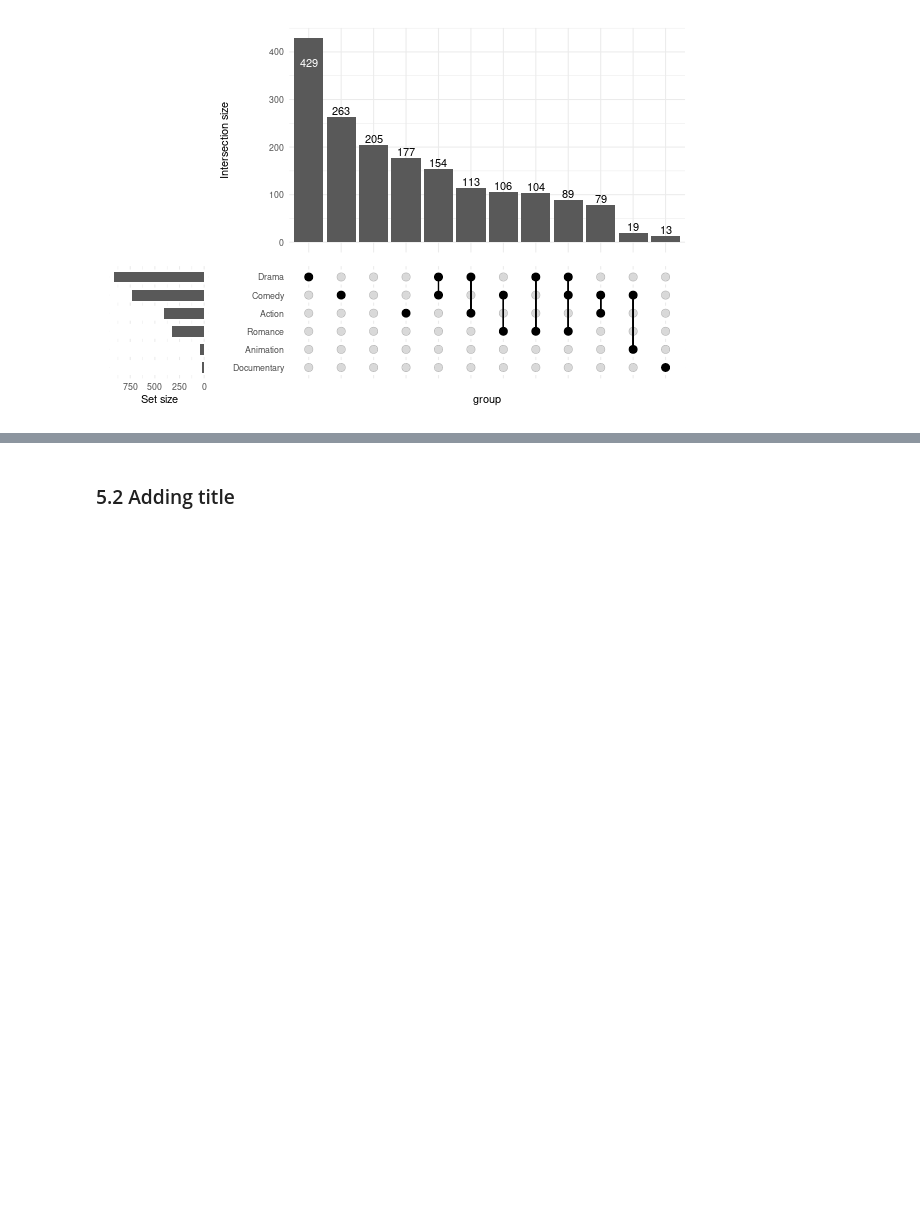
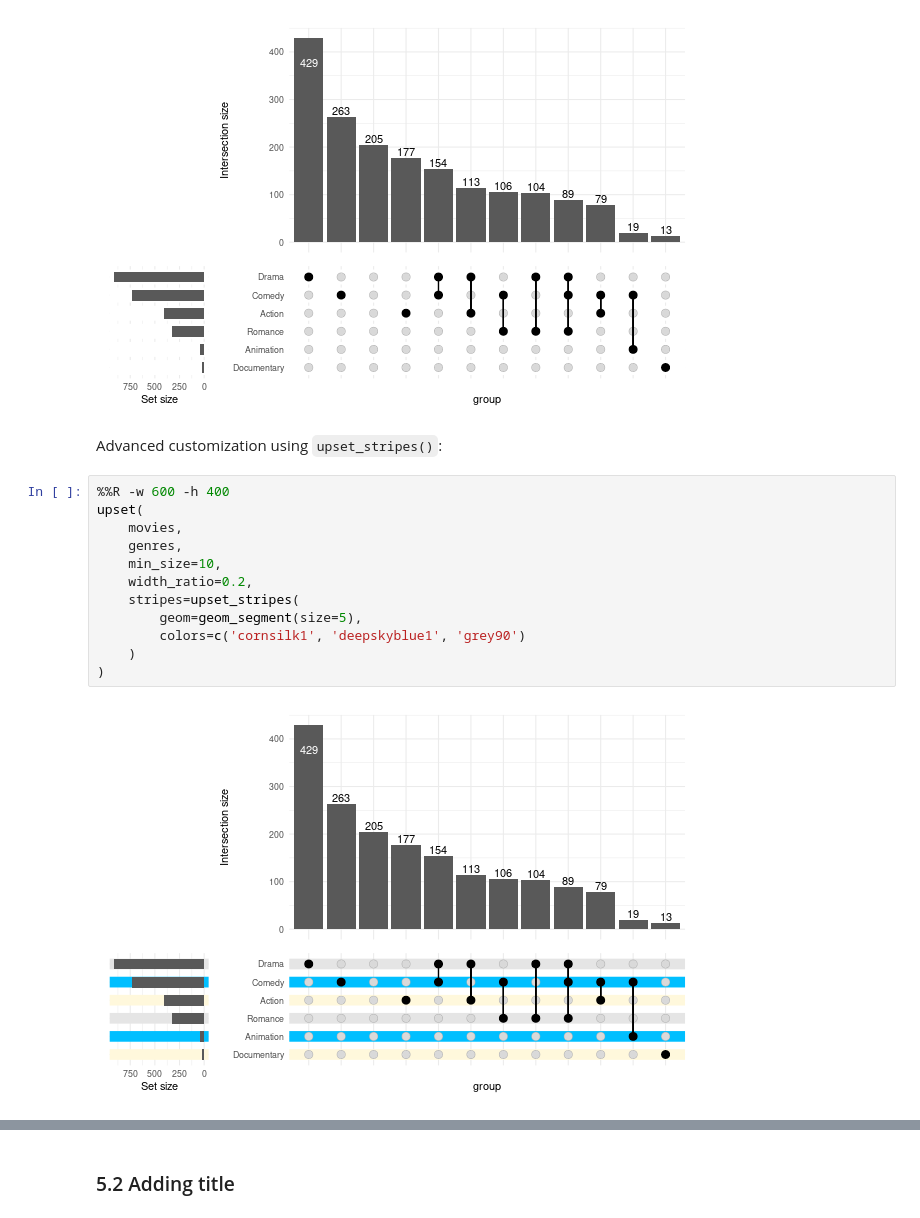
Before and after one commit to krassowski/complex-upset, a Jupyter notebook: vignettes/Examples.ipynb, the cells around one changed output, grey strips where cells are left out. Drawn from its saved outputs; the diff is of its cells as text; blank space fills up the shorter version.

Commit message:
Enable further customization of stripes

```diff
--- a/vignettes/Examples.ipynb
+++ b/vignettes/Examples.ipynb
@@ -817,3 +817,19 @@ upset(
 )
 # %% [output]
 [figure]
+# %% [markdown]
+Advanced customization using `upset_stripes()`:
+# %%
+%%R -w 600 -h 400
+upset(
+    movies,
+    genres,
+    min_size=10,
+    width_ratio=0.2,
+    stripes=upset_stripes(
+        geom=geom_segment(size=5),
+        colors=c('cornsilk1', 'deepskyblue1', 'grey90')
+    )
+)
+# %% [output]
+[figure, added]
```
Also changed, not shown: parts of 2 cells of this notebook, 7 other files.
